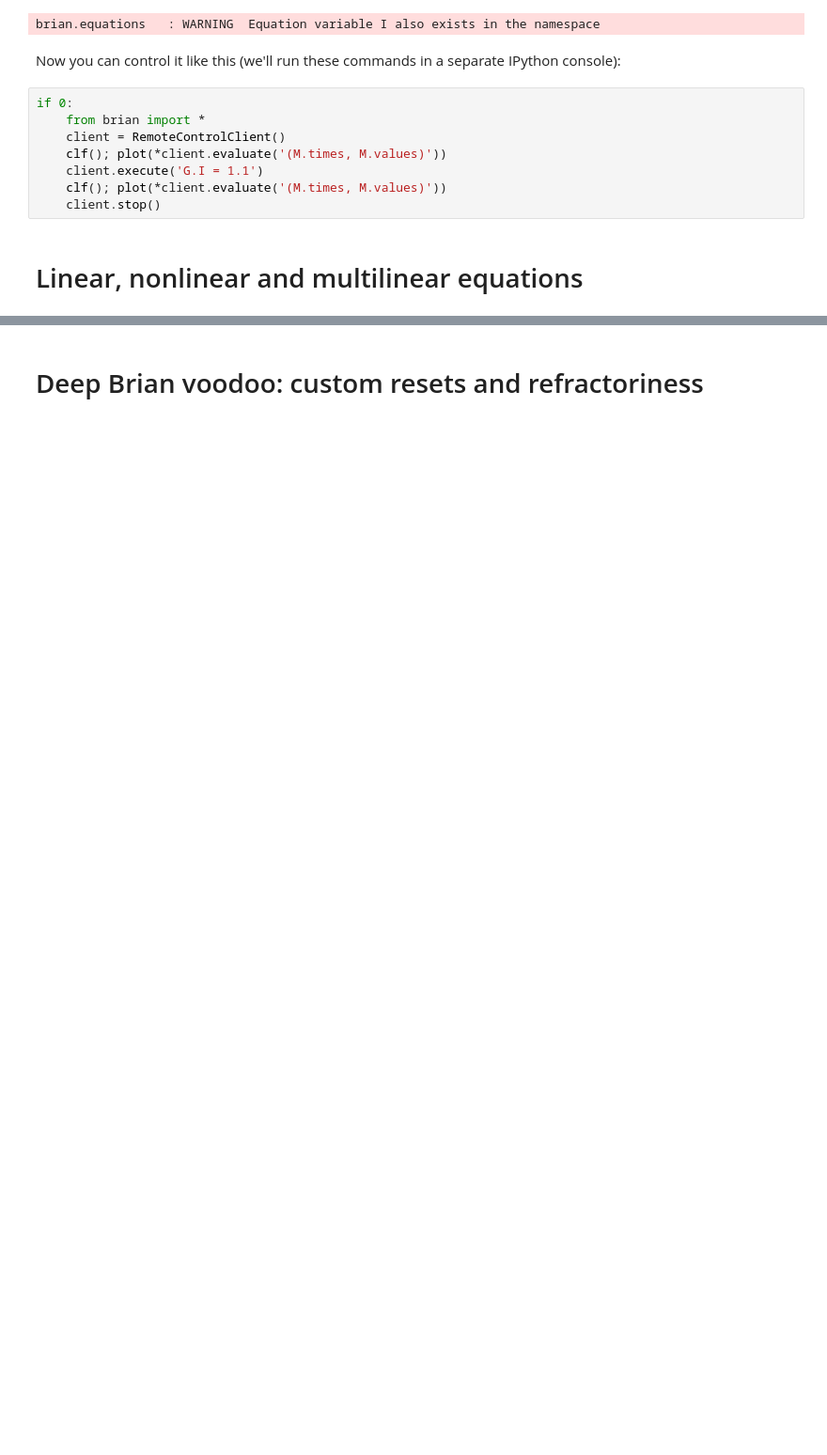
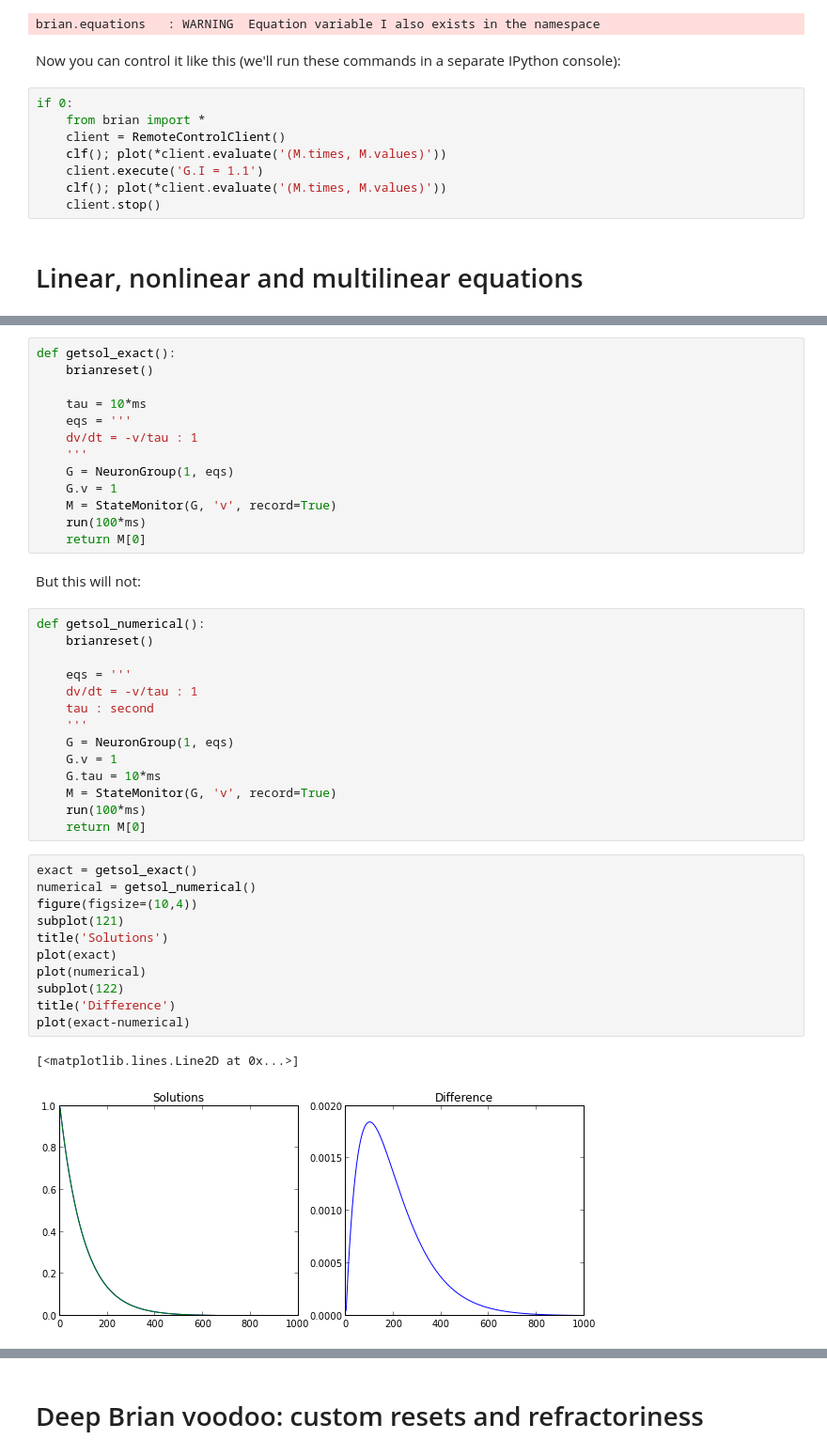
Before and after one commit to brian-team/brian-material, a Jupyter notebook: 2013-CNS-tutorial/06-best-practice/Brian-tutorial-CNS-July-2013.ipynb, the cells around one changed output, grey strips where cells are left out. Shown at 94% size. Drawn from its saved outputs; the diff is of its cells as text; blank space fills up the shorter version.

```diff
--- a/2013-CNS-tutorial/06-best-practice/Brian-tutorial-CNS-July-2013.ipynb
+++ b/2013-CNS-tutorial/06-best-practice/Brian-tutorial-CNS-July-2013.ipynb
@@ -724,0 +731,43 @@ TODO
+# %%
+def getsol_exact():
+    brianreset()
+
+    tau = 10*ms
+    eqs = '''
+    dv/dt = -v/tau : 1
+    '''
+    G = NeuronGroup(1, eqs)
+    G.v = 1
+    M = StateMonitor(G, 'v', record=True)
+    run(100*ms)
+    return M[0]
+# %% [markdown]
+But this will not:
+# %%
+def getsol_numerical():
+    brianreset()
+
+    eqs = '''
+    dv/dt = -v/tau : 1
+    tau : second
+    '''
+    G = NeuronGroup(1, eqs)
+    G.v = 1
+    G.tau = 10*ms
+    M = StateMonitor(G, 'v', record=True)
+    run(100*ms)
+    return M[0]
+# %%
+exact = getsol_exact()
+numerical = getsol_numerical()
+figure(figsize=(10,4))
+subplot(121)
+title('Solutions')
+plot(exact)
+plot(numerical)
+subplot(122)
+title('Difference')
+plot(exact-numerical)
+# %% [output]
+[<matplotlib.lines.Line2D at 0x...>]
+[figure, added]
```
Also changed, not shown: parts of 24 cells of this notebook.
